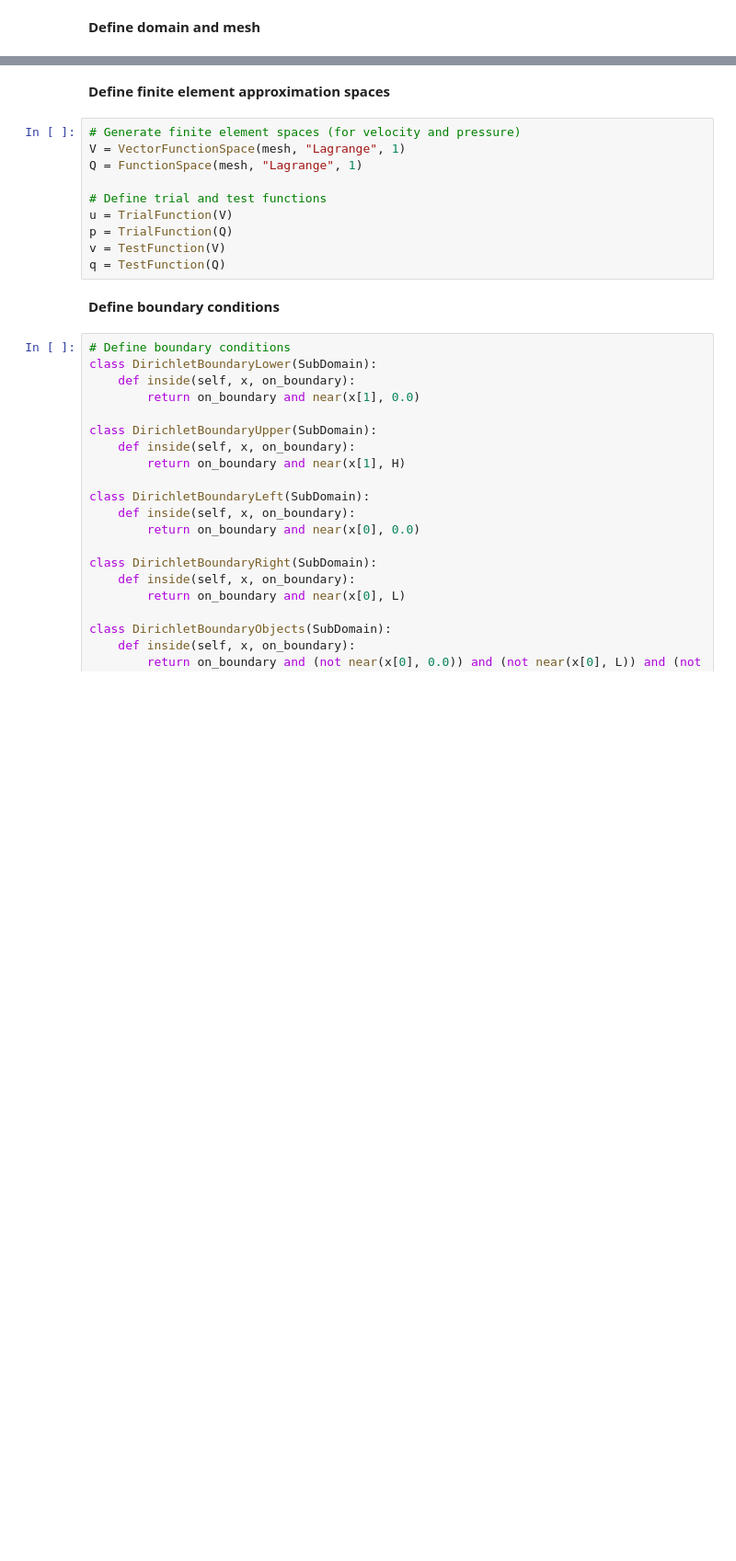
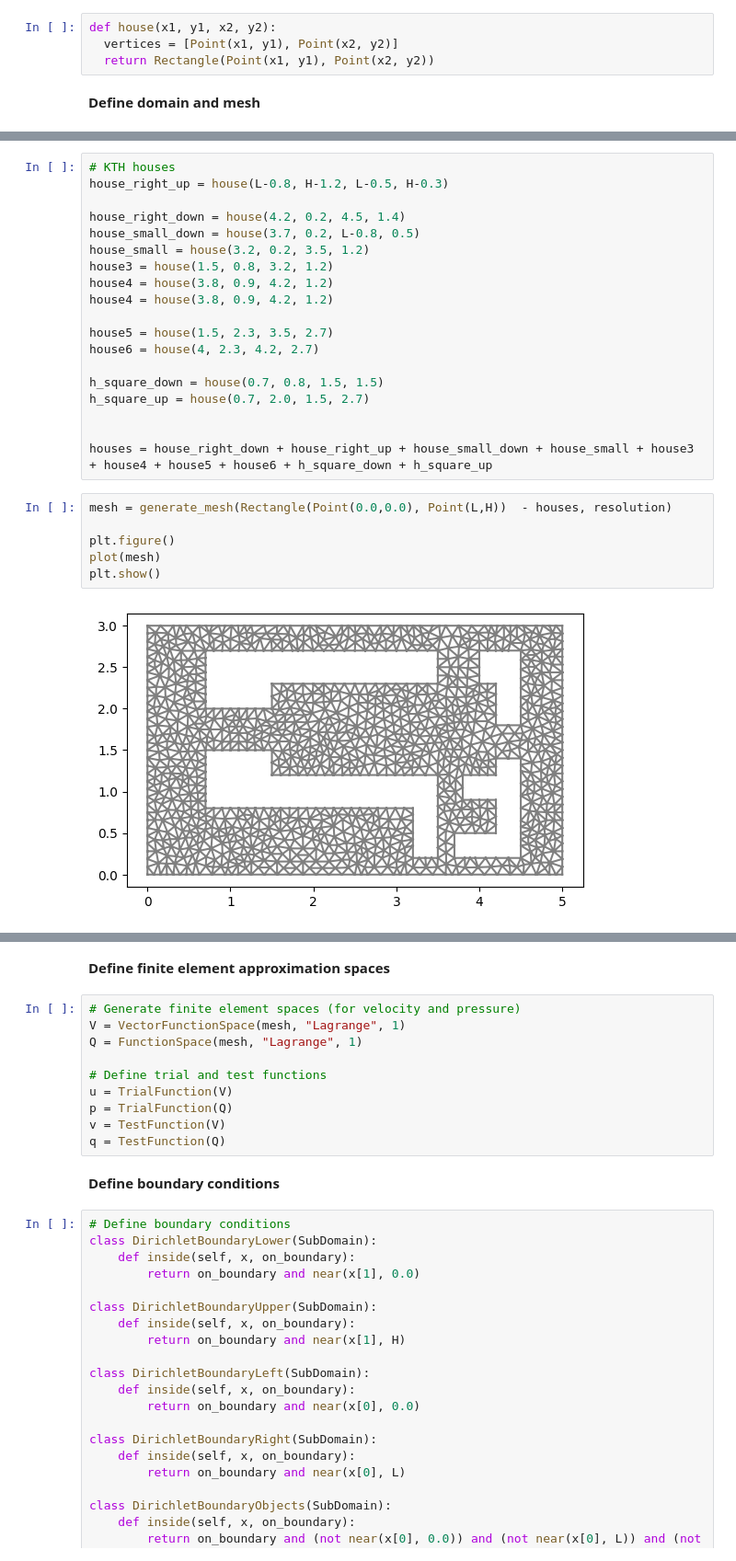
Before and after one commit to ellenmatt/DD2365-aflum, a Jupyter notebook: Project/Project_test.ipynb, the cells around one changed output, grey strips where cells are left out. Shown at 92% size. Cells and saved outputs as stored; diff of their text form; blank space fills up the shorter version.

```diff
--- a/Project/Project_test.ipynb
+++ b/Project/Project_test.ipynb
@@ -116,3 +106,7 @@ def get_house1(x1, y1, x2, y2, x3, y3, x4, y4):
+# %%
+def house(x1, y1, x2, y2):
+  vertices = [Point(x1, y1), Point(x2, y2)]
+  return Rectangle(Point(x1, y1), Point(x2, y2))
 # %% [markdown]
 **Define domain and mesh**
 # %%
@@ -182,0 +141,27 @@ plt.show()
+# %%
+# KTH houses
+house_right_up = house(L-0.8, H-1.2, L-0.5, H-0.3)
+
+house_right_down = house(4.2, 0.2, 4.5, 1.4)
+house_small_down = house(3.7, 0.2, L-0.8, 0.5)
+house_small = house(3.2, 0.2, 3.5, 1.2)
+house3 = house(1.5, 0.8, 3.2, 1.2)
+house4 = house(3.8, 0.9, 4.2, 1.2)
+house4 = house(3.8, 0.9, 4.2, 1.2)
+
+house5 = house(1.5, 2.3, 3.5, 2.7)
+house6 = house(4, 2.3, 4.2, 2.7)
+
+h_square_down = house(0.7, 0.8, 1.5, 1.5)
+h_square_up = house(0.7, 2.0, 1.5, 2.7)
+
+
+houses = house_right_down + house_right_up + house_small_down + house_small + house3 + house4 + house5 + house6 + h_square_down + h_square_up
+# %%
+mesh = generate_mesh(Rectangle(Point(0.0,0.0), Point(L,H))  - houses, resolution)
+
+plt.figure()
+plot(mesh)
+plt.show()
+# %% [output]
+[figure, added]
```
Also changed, not shown: parts of 20 cells of this notebook.
